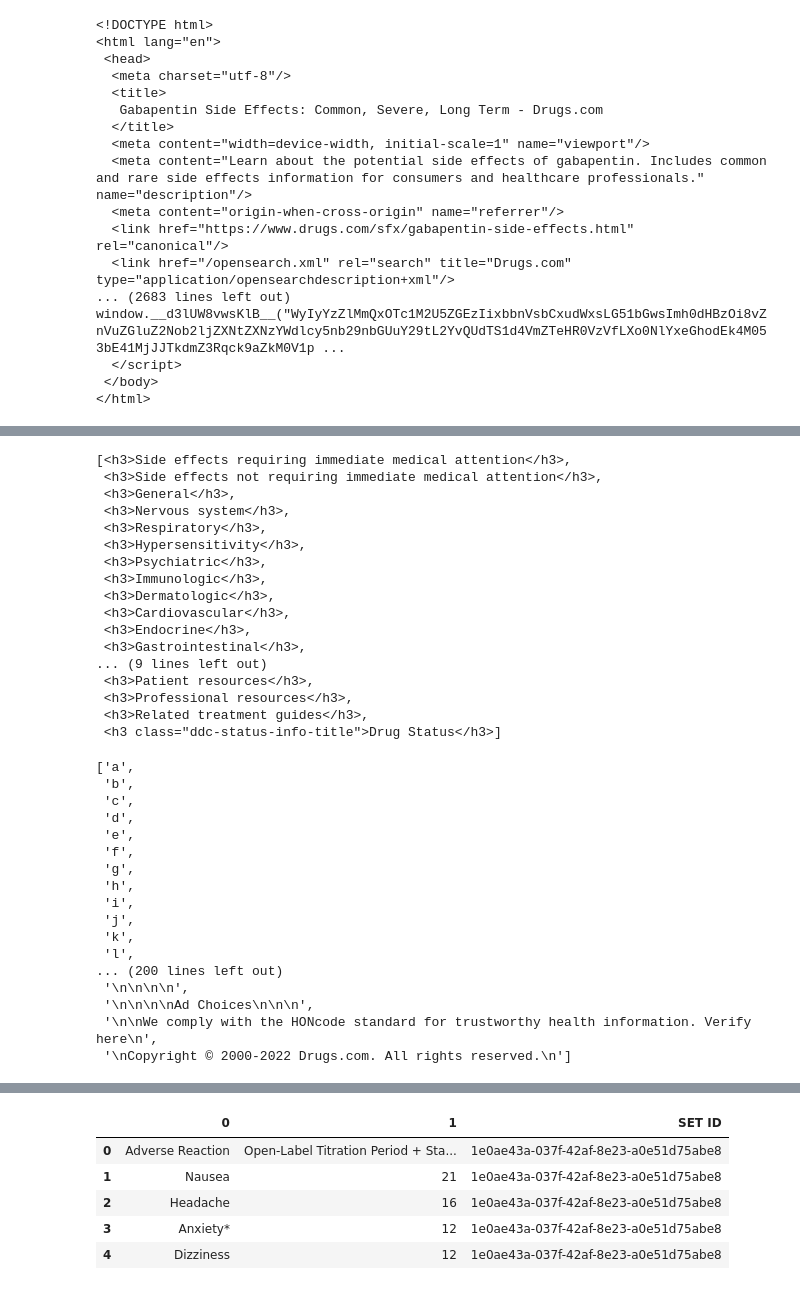
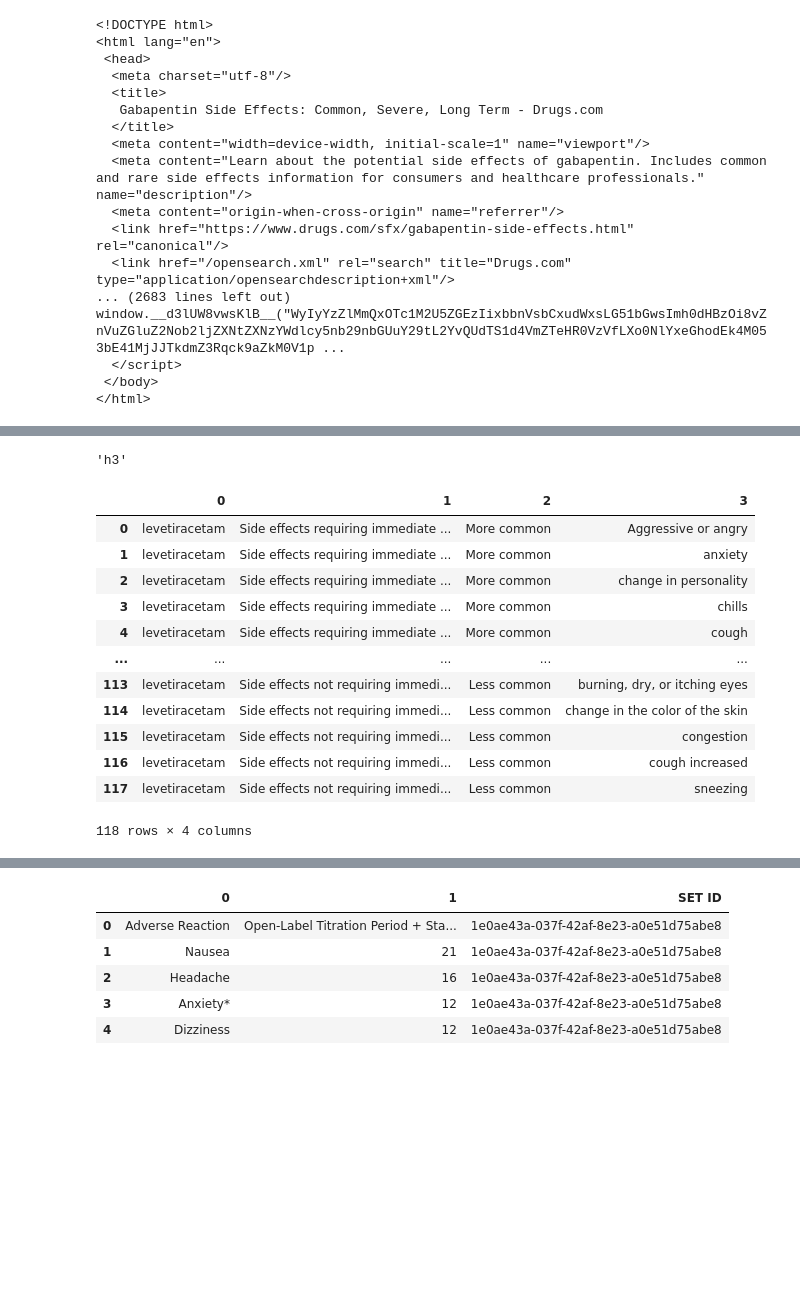
Before and after one commit to jacob-parks98/Smart_MAR, a Jupyter notebook: Smart_MAR.ipynb, the cells around one changed output, grey strips where cells are left out. Drawn from its saved outputs; the diff is of its cells as text; code cells hidden in the pictures; blank space fills up the shorter version.

Commit message:
blueprint for webscraping side efx. Began scraping conditions

```diff
--- a/Smart_MAR.ipynb
+++ b/Smart_MAR.ipynb
@@ -89,0 +131,6 @@ window.__d3lUW8vwsKlB__("WyIyYzZlMmQxOTc1M2U5ZGEzIixbbnVsbCxudWxsLG51bGwsImh0dHB
+# %%
+str_list1 = [str(i) for i in list1]
+# %%
+index1 = str_list1.index('<h3>Side effects requiring immediate medical attention</h3>')
+# %%
+index2 = str_list1.index([x for x in str_list1 if f'<i>Applies to {drugz}' in x][0])
@@ -90,20 +139,35 @@ window.__d3lUW8vwsKlB__("WyIyYzZlMmQxOTc1M2U5ZGEzIixbbnVsbCxudWxsLG51bGwsImh0dHB
+# %%
+q.name
+# %% [output]
+'h3'
+# %%
+h3 = ''
+i = ''
+li = ''
+results = []
+for ele in list1[index1:index2]:
+    if ele.name == 'h3':
+        h3 = ele.text
+    elif ele.name == 'i':
+        i = ele.text
+    else:
+        li = ele.text
+        results.append((drugz,h3,i,li))
+# %%
+pd.DataFrame(results)
+# %% [output]
+|  | 0 | 1 | 2 | 3 |
+| 0 | levetiracetam | Side effects requiring immediate ... | More common | Aggressive or angry |
+| 1 | levetiracetam | Side effects requiring immediate ... | More common | anxiety |
+| 2 | levetiracetam | Side effects requiring immediate ... | More common | change in personality |
+| 3 | levetiracetam | Side effects requiring immediate ... | More common | chills |
+| 4 | levetiracetam | Side effects requiring immediate ... | More common | cough |
+| ... | ... | ... | ... | ... |
+| 113 | levetiracetam | Side effects not requiring immedi... | Less common | burning, dry, or itching eyes |
+| 114 | levetiracetam | Side effects not requiring immedi... | Less common | change in the color of the skin |
+| 115 | levetiracetam | Side effects not requiring immedi... | Less common | congestion |
+| 116 | levetiracetam | Side effects not requiring immedi... | Less common | cough increased |
+| 117 | levetiracetam | Side effects not requiring immedi... | Less common | sneezing |
+118 rows × 4 columns
 # %%
-soup.findAll('h3')
+side_efx = soup.find('p', attrs = {'class':False})
-# %% [output]
-[<h3>Side effects requiring immediate medical attention</h3>,
- <h3>Side effects not requiring immediate medical attention</h3>,
- <h3>General</h3>,
- <h3>Nervous system</h3>,
- <h3>Respiratory</h3>,
- <h3>Hypersensitivity</h3>,
- <h3>Psychiatric</h3>,
- <h3>Immunologic</h3>,
- <h3>Dermatologic</h3>,
- <h3>Cardiovascular</h3>,
- <h3>Endocrine</h3>,
- <h3>Gastrointestinal</h3>,
-... (9 lines left out)
- <h3>Patient resources</h3>,
- <h3>Professional resources</h3>,
- <h3>Related treatment guides</h3>,
- <h3 class="ddc-status-info-title">Drug Status</h3>]
@@ -117,20 +173,0 @@ for span in soup.find_all(['h3','i', 'li']):
-# %%
-list1
-# %% [output]
-['a',
- 'b',
- 'c',
- 'd',
- 'e',
- 'f',
- 'g',
- 'h',
- 'i',
- 'j',
- 'k',
- 'l',
-... (200 lines left out)
- '\n\n\n\n',
- '\n\n\n\nAd Choices\n\n\n',
- '\n\nWe comply with the HONcode standard for trustworthy health information. Verify here\n',
- '\nCopyright © 2000-2022 Drugs.com. All rights reserved.\n']
```
Also changed, not shown: parts of 44 cells of this notebook.
